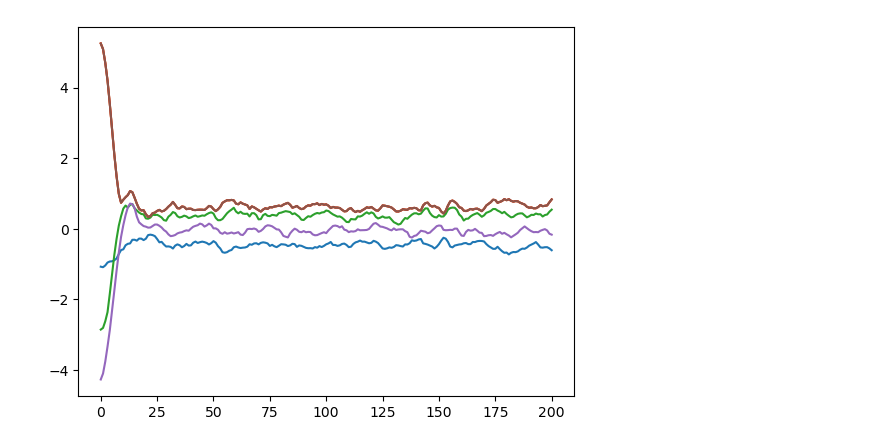
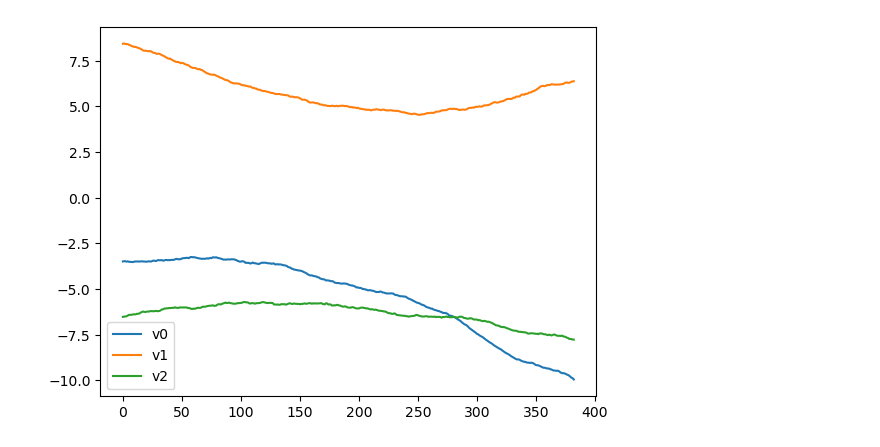
Before and after one commit to liziyao99/multi-debris-avoidance, a Jupyter notebook: test.ipynb, the cells around one changed output. Saved outputs shown, nothing was run; the diff lists cells and outputs as text; code cells hidden in the pictures.

```diff
--- a/test.ipynb
+++ b/test.ipynb
@@ -26,0 +51,2 @@ plt.show()
+# %%
+T.train(n_episode=10)
@@ -26,0 +62,11 @@ plt.show()
+# %%
+_, d = T.test(decide_mode="gen", t_max=.01, g_max=3)
+
+plt.close("all")
+# d = ds[1]
+d2o = np.linalg.norm(d["states"][:T.testEnv.episode,:3], axis=1)
+for i in range(3):
+    plt.plot(d["states"][:T.testEnv.episode,i], label=f"r{i}")
+plt.plot(d2o, label=f"d2o")
+plt.legend()
+plt.show()
@@ -27,10 +75,10 @@ plt.show()
 # %%
 plt.close("all")
 # d = ds[1]
-d2o = np.linalg.norm(d["states"][:,:3], axis=1)
-for i in range(3):
-    plt.plot(d["states"][:,i])
-    plt.plot(d2o)
+d2o = np.linalg.norm(d["states"][:T.testEnv.episode,:3], axis=1)
+for i in range(3,6):
+    plt.plot(d["states"][:T.testEnv.episode,i], label=f"v{i-3}")
+plt.legend()
 plt.show()
 # %% [output]
-[figure, old version]
+[figure, new version]
```
Also changed, not shown: parts of 13 cells of this notebook, 12 other files.
